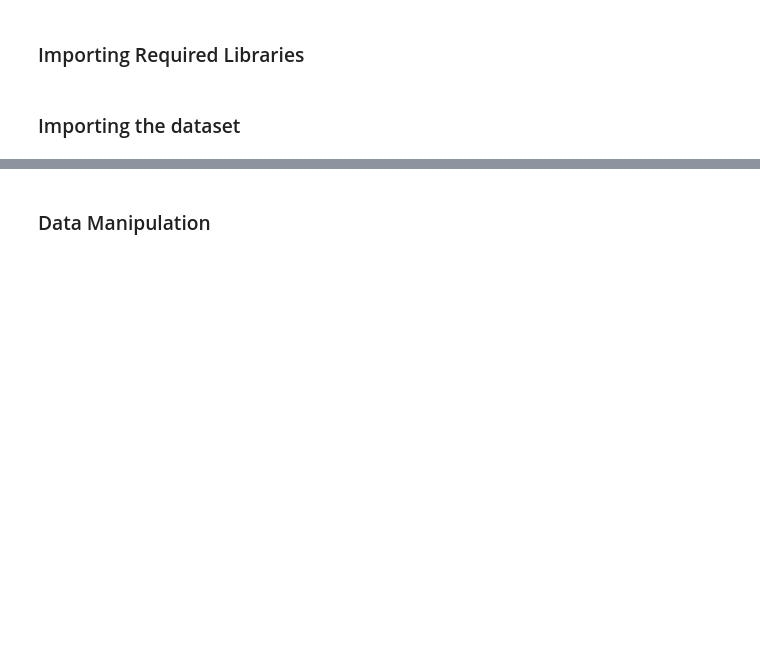
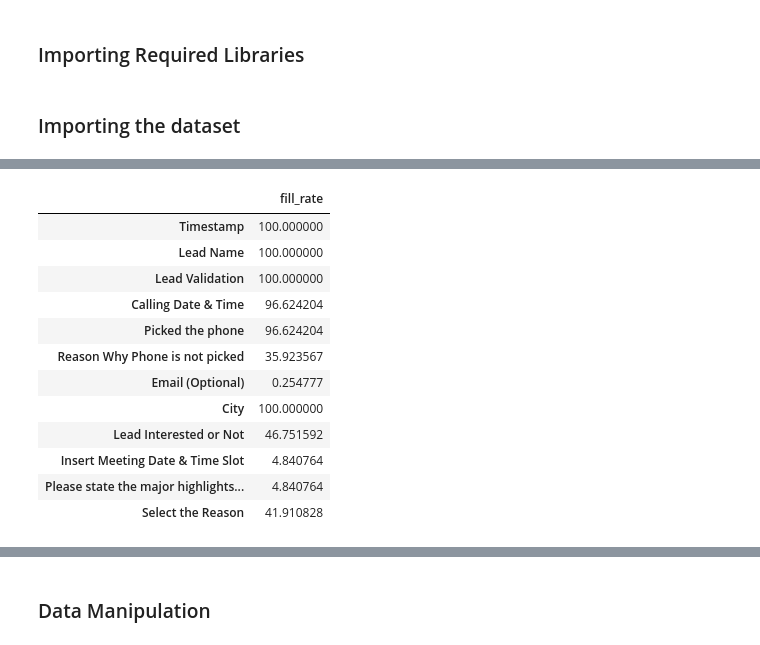
Before and after one commit to sukritimacker/LeadInsight-Analyzer, a Jupyter notebook: EDA for Telemarketing Data.ipynb, the cells around one changed output, grey strips where cells are left out. Saved outputs shown, nothing was run; the diff lists cells and outputs as text; code cells hidden in the pictures; blank space fills up the shorter version.

Commit message:
code update and ReadMe update

```diff
--- a/EDA for Telemarketing Data.ipynb
+++ b/EDA for Telemarketing Data.ipynb
@@ -25,0 +16,3 @@ data.head(4)
+# %%
+df = pd.read_excel("Telemarketing.xlsx", header=2)
+df.head(4)
@@ -25,0 +45,19 @@ data.head(4)
+# %%
+pred_cols = df.columns.to_list()
+# %%
+fill_rate_df = pd.DataFrame(df[pred_cols].count()/df.shape[0]*100, columns=['fill_rate'])
+fill_rate_df
+# %% [output]
+|  | fill_rate |
+| Timestamp | 100.000000 |
+| Lead Name | 100.000000 |
+| Lead Validation | 100.000000 |
+| Calling Date & Time | 96.624204 |
+| Picked the phone | 96.624204 |
+| Reason Why Phone is not picked | 35.923567 |
+| Email (Optional) | 0.254777 |
+| City | 100.000000 |
+| Lead Interested or Not | 46.751592 |
+| Insert Meeting Date & Time Slot | 4.840764 |
+| Please state the major highlights... | 4.840764 |
+| Select the Reason | 41.910828 |
```
Also changed, not shown: parts of 23 cells of this notebook, 1 other file.
